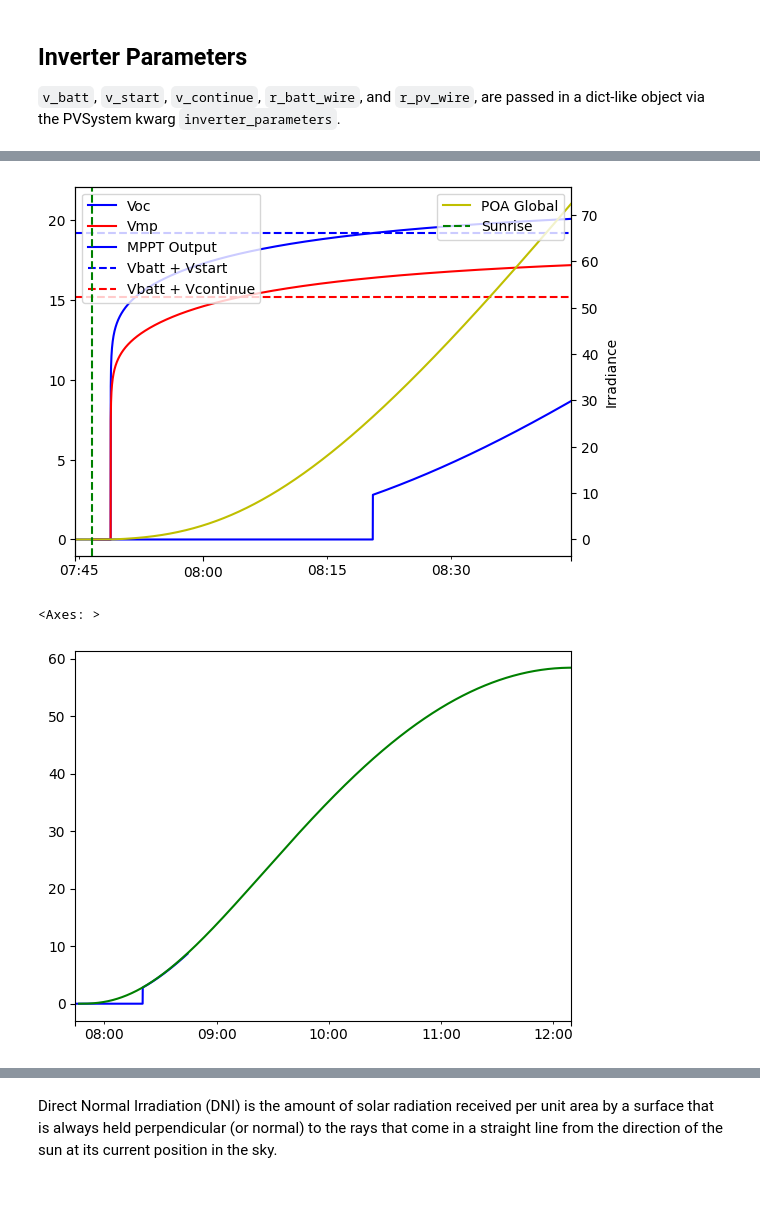
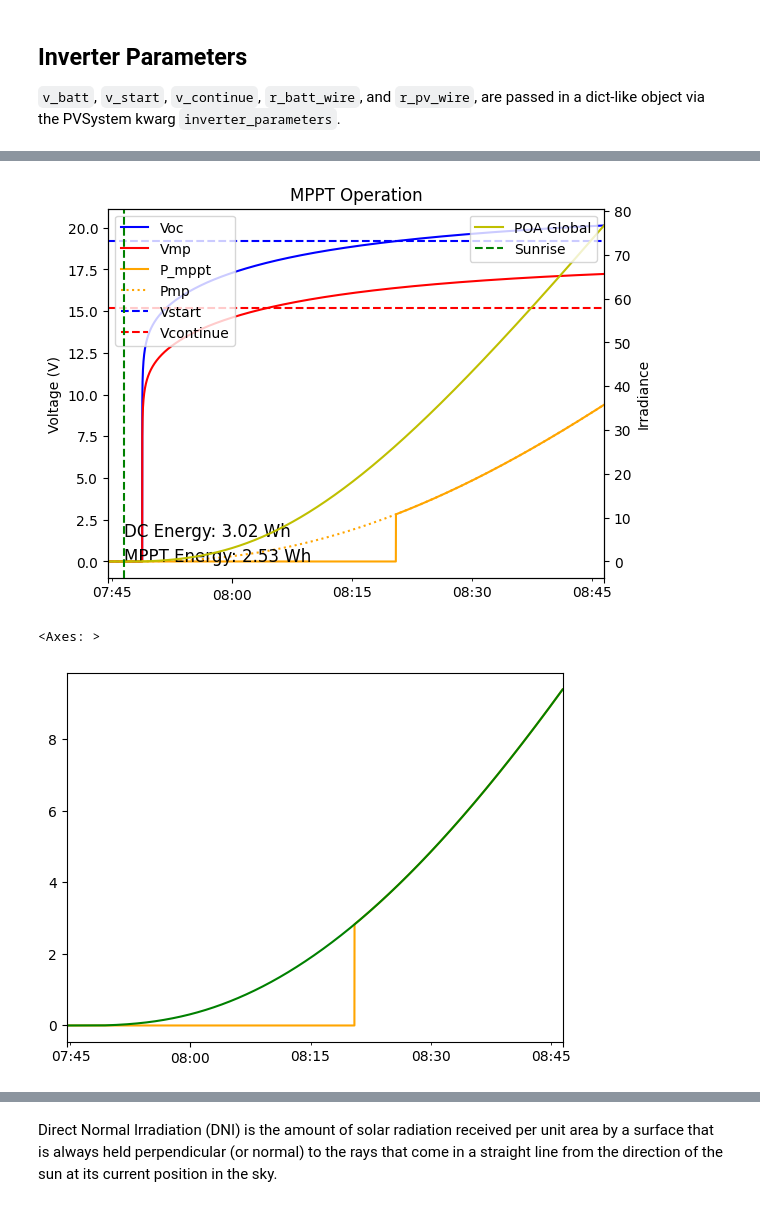
Before and after one commit to natecostello/pv-partial-shading, a Jupyter notebook: single_day_evaluation.ipynb, the cells around one changed output, grey strips where cells are left out. Saved outputs shown, nothing was run; the diff lists cells and outputs as text; code cells hidden in the pictures.

```diff
--- a/single_day_evaluation.ipynb
+++ b/single_day_evaluation.ipynb
@@ -132,6 +117,10 @@ temperature_model_parameters = pvlib.temperature.TEMPERATURE_MODEL_PARAMETERS['s
 r_batt_wire = getWireResistance('10AWG', 20)
 # Assume 10 ft 10AGW wire on Battery Side
 r_pv_wire = getWireResistance('10AWG', 20)
+
+r_batt_wire = 0
+r_pv_wire = 0
+mppt_eff = 1.0
 
 mppt_parameters = {
     'v_batt': 14.2,
@@ -139,7 +128,7 @@ mppt_parameters = {
     'v_continue_delta': 1.0,
     'r_batt_wire': r_batt_wire,
     'r_pv_wire': r_pv_wire,
-    'mppt_eff': 0.99
+    'mppt_eff': mppt_eff
 }
 # %%
 
@@ -189,6 +173,6 @@ v_continue:  15.2
 # %%
 # Create a time delta of 15 minutes
-delta = pd.Timedelta(minutes=58)
+delta = pd.Timedelta(minutes=60)
 offset = pd.Timedelta(minutes=2)
 
 # Calculate the start and end of the range
@@ -200,6 +184,7 @@ end = sunrise + delta
 # Slice the DataFrame
 irr_slice = mc.results.total_irrad.loc[start:end]
 ac_slice = mc.results.ac.loc[start:end]
+dc_slice = mc.results.dc.loc[start:end]
 
 # Create a plot of the sliced DataFrame
 fig, ax = plt.subplots()
@@ -207,45 +192,58 @@ fig, ax = plt.subplots()
 # Plot v_oc and v_mp with specified colors and labels
 dc_slice['v_oc'].plot(ax=ax, color='b', label='Voc')
 dc_slice['v_mp'].plot(ax=ax, color='r', label='Vmp')
-ac_slice.plot(ax=ax, color='b', label='MPPT Output')
+ac_slice.plot(ax=ax, color='orange', label='P_mppt')
+dc_slice['p_mp'].plot(ax=ax, color='orange', label='Pmp', linestyle=':')
 
+plt.title('MPPT Operation')
+
+#calculate delta in over that period
+dc_energy = dc_slice['p_mp'].sum()/3600
+mppt_energy = ac_slice.sum()/3600
+
+# add text to plot to show energy
+plt.text(sunrise, 1.5, f"DC Energy: {dc_energy:.2f} Wh", fontsize=12)
+plt.text(sunrise, 0, f"MPPT Energy: {mppt_energy:.2f} Wh", fontsize=12)
+
+# label the first y axis
+ax.set_ylabel('Voltage (V)')
 
 # Create a second Axes object that shares the x-axis with the first
 ax2 = ax.twinx()
 
 
 # Plot the irradiance data on the second Axes object with a specified color and label
 irr_slice['poa_global'].plot(ax=ax2, color='y', label='POA Global')
 #irr_slice['poa_direct'].plot(ax=ax2, color='m', label='POA Direct')
 #irr_slice['poa_diffuse'].plot(ax=ax2, color='g', label='POA Difuse')
 
 # Plot a vertical line at sunrise with a specified label
 ax2.axvline(sunrise, color='g', linestyle='--', label='Sunrise')
 
 # Plot a horizontal line at v_batt + v_start with a specified label
-ax.axhline(mppt_parameters['v_batt'] + mppt_parameters['v_start_delta'], color='b', linestyle='--', label='Vbatt + Vstart')
+ax.axhline(mppt_parameters['v_batt'] + mppt_parameters['v_start_delta'], color='b', linestyle='--', label='Vstart')
 
 # Plot a horizontal line at v_batt + v_continue with a specified label
-ax.axhline(mppt_parameters['v_batt'] + mppt_parameters['v_continue_delta'], color='r', linestyle='--', label='Vbatt + Vcontinue')
+ax.axhline(mppt_parameters['v_batt'] + mppt_parameters['v_continue_delta'], color='r', linestyle='--', label='Vcontinue')
 
 # Add a label to the second y-axis
 ax2.set_ylabel('Irradiance')
 
 # Add a legend to each Axes
 ax.legend(loc='upper left')
 ax2.legend(loc='upper right')
 
 # Show the plot
 plt.show()
 
 plt.figure()
 
-ac_slice.plot(color='b', label='MPPT Output')
+ac_slice.plot(color='orange', label='MPPT Output')
 dc_slice['p_mp'].plot(color='g', label='Pmp')
 # %% [output]
-[figure, old version]
+[figure, new version]
 <Axes: >
-[figure, old version]
+[figure, new version]
 # %%
 weather_slice = weather.loc[start:end]
 weather_slice['ghi'].plot(label='GHI')
```
Also changed, not shown: parts of 3 cells of this notebook, 9 other files.
